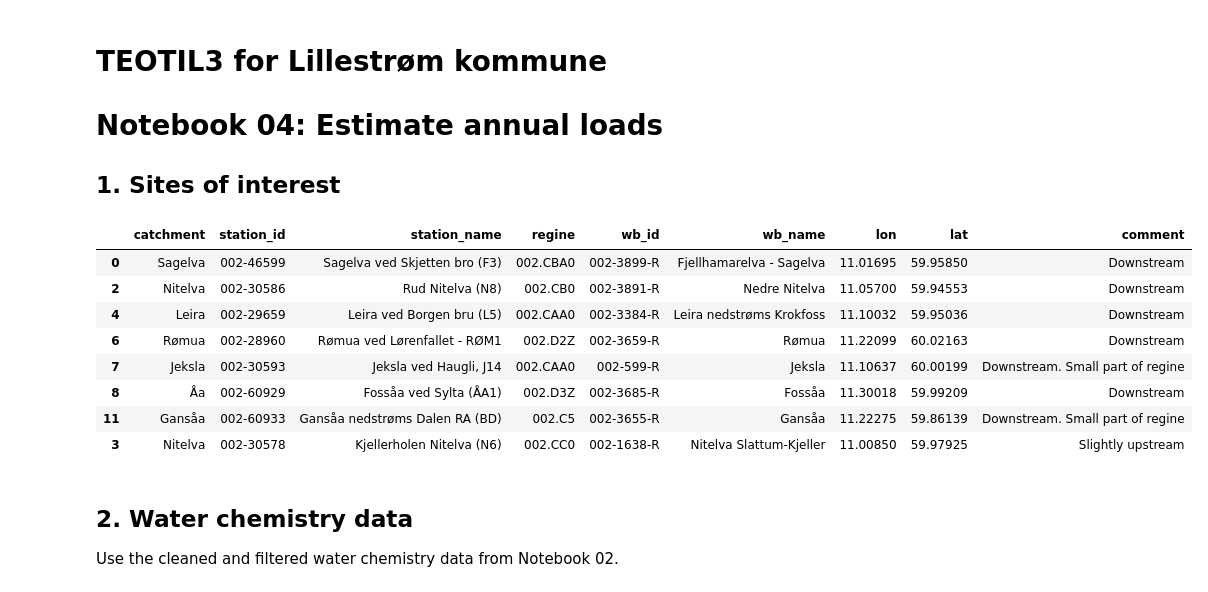
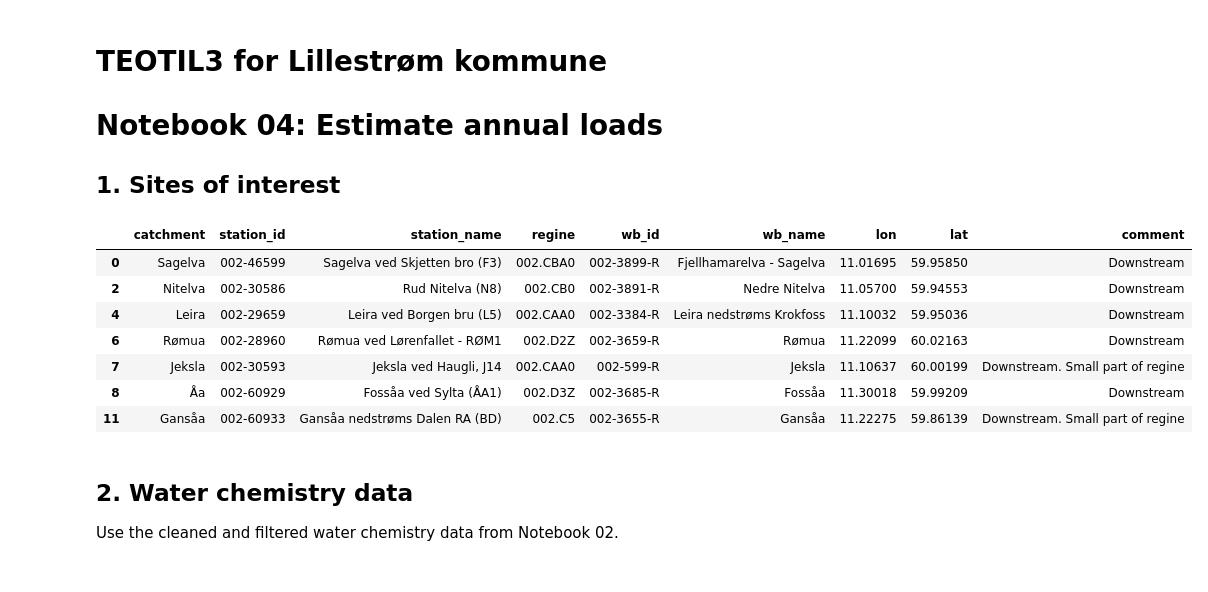
Before and after one commit to NIVANorge/teotil3_lillestrom, a Jupyter notebook: code/04b_annual_loads_waterbodies.ipynb, the cells around one changed output. Cells and saved outputs as stored; diff of their text form; code cells hidden in the pictures.

```diff
--- a/code/04b_annual_loads_waterbodies.ipynb
+++ b/code/04b_annual_loads_waterbodies.ipynb
@@ -16,27 +16,19 @@ plt.style.use("ggplot")
 # %%
 # Read site data
 xl_path = r"../data/lillestrom_monitoring_sites.xlsx"
 stn_df = pd.read_excel(xl_path, sheet_name="chem_stns")
-
-# Keep Kjellerholen Nitelva (N6) as an exception
-extra_stn_df = stn_df.query("station_id == '002-30578'")
-
-# Just downstream
 stn_df = stn_df[stn_df["comment"].str.startswith("Downstream")]
 
-stn_df = pd.concat([stn_df, extra_stn_df], axis='rows')
-
 stn_df
 # %% [output]
 |  | catchment | station_id | station_name | regine | wb_id | wb_name | lon | lat | comment |
 | 0 | Sagelva | 002-46599 | Sagelva ved Skjetten bro (F3) | 002.CBA0 | 002-3899-R | Fjellhamarelva - Sagelva | 11.01695 | 59.95850 | Downstream |
 | 2 | Nitelva | 002-30586 | Rud Nitelva (N8) | 002.CB0 | 002-3891-R | Nedre Nitelva | 11.05700 | 59.94553 | Downstream |
 | 4 | Leira | 002-29659 | Leira ved Borgen bru (L5) | 002.CAA0 | 002-3384-R | Leira nedstrøms Krokfoss | 11.10032 | 59.95036 | Downstream |
 | 6 | Rømua | 002-28960 | Rømua ved Lørenfallet - RØM1 | 002.D2Z | 002-3659-R | Rømua | 11.22099 | 60.02163 | Downstream |
 | 7 | Jeksla | 002-30593 | Jeksla ved Haugli, J14 | 002.CAA0 | 002-599-R | Jeksla | 11.10637 | 60.00199 | Downstream. Small part of regine |
 | 8 | Åa | 002-60929 | Fossåa ved Sylta (ÅA1) | 002.D3Z | 002-3685-R | Fossåa | 11.30018 | 59.99209 | Downstream |
 | 11 | Gansåa | 002-60933 | Gansåa nedstrøms Dalen RA (BD) | 002.C5 | 002-3655-R | Gansåa | 11.22275 | 59.86139 | Downstream. Small part of regine |
-| 3 | Nitelva | 002-30578 | Kjellerholen Nitelva (N6) | 002.CC0 | 002-1638-R | Nitelva Slattum-Kjeller | 11.00850 | 59.97925 | Slightly upstream |
 # %% [markdown]
 ## 2. Water chemistry data
 
```
Also changed, not shown: parts of 1 cell of this notebook, 3 other files.
